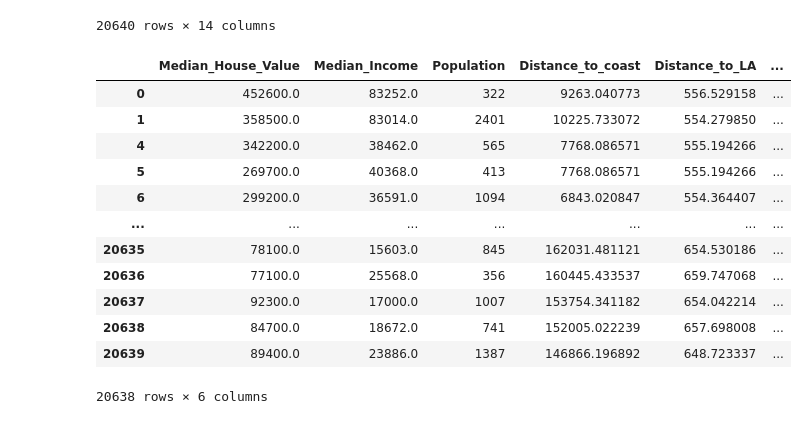
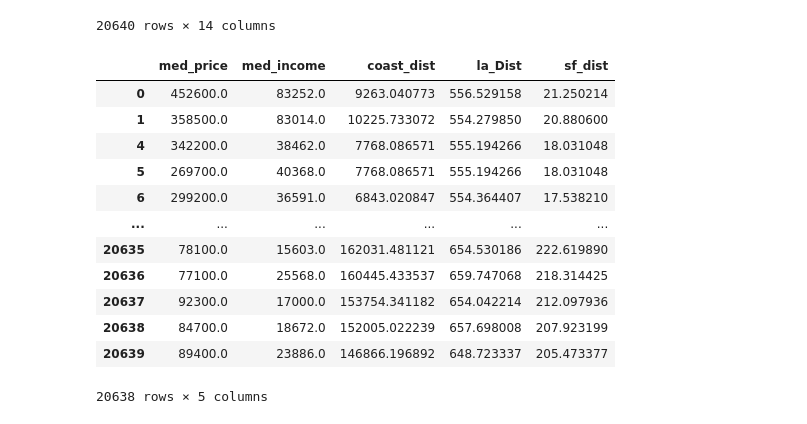
Before and after one commit to abeeto/project-group14-DATA301, a Jupyter notebook: notebooks/analysis3.ipynb, the cells around one changed output. Drawn from its saved outputs; the diff is of its cells as text; code cells hidden in the pictures.

Commit message:
removed useless columns ; renamed columns ; operated on columns to change units of measure

```diff
--- a/notebooks/analysis3.ipynb
+++ b/notebooks/analysis3.ipynb
@@ -110,19 +109,26 @@ houses
 | 20639 | 89400.0 | 23886.0 | 16 | 2785 | 616 | 1387 | 530 | ... |
 20640 rows × 14 columns
 # %%
-houses_cleaned = houses.drop(['Median_Age','Tot_Rooms','Tot_Bedrooms','Households','Latitude','Longitude','Distance_to_SanDiego','Distance_to_SanJose'],axis='columns')
+houses_cleaned = houses.drop(['Median_Age','Tot_Rooms','Tot_Bedrooms','Households','Latitude','Longitude','Population','Distance_to_SanDiego','Distance_to_SanJose'],axis='columns')
+houses_cleaned = houses_cleaned.rename(columns = {
+    'Median_House_Value' : 'med_price',
+    'Median_Income' : 'med_income',
+    'Distance_to_coast' : 'coast_dist',
+    'Distance_to_LA' : 'la_Dist',
+    'Distance_to_SanFrancisco' : 'sf_dist'
+})
 houses_cleaned
 # %% [output]
-|  | Median_House_Value | Median_Income | Population | Distance_to_coast | Distance_to_LA | ... |
-| 0 | 452600.0 | 83252.0 | 322 | 9263.040773 | 556.529158 | ... |
-| 1 | 358500.0 | 83014.0 | 2401 | 10225.733072 | 554.279850 | ... |
-| 4 | 342200.0 | 38462.0 | 565 | 7768.086571 | 555.194266 | ... |
-| 5 | 269700.0 | 40368.0 | 413 | 7768.086571 | 555.194266 | ... |
-| 6 | 299200.0 | 36591.0 | 1094 | 6843.020847 | 554.364407 | ... |
-| ... | ... | ... | ... | ... | ... | ... |
-| 20635 | 78100.0 | 15603.0 | 845 | 162031.481121 | 654.530186 | ... |
-| 20636 | 77100.0 | 25568.0 | 356 | 160445.433537 | 659.747068 | ... |
-| 20637 | 92300.0 | 17000.0 | 1007 | 153754.341182 | 654.042214 | ... |
-| 20638 | 84700.0 | 18672.0 | 741 | 152005.022239 | 657.698008 | ... |
-| 20639 | 89400.0 | 23886.0 | 1387 | 146866.196892 | 648.723337 | ... |
+|  | med_price | med_income | coast_dist | la_Dist | sf_dist |
+| 0 | 452600.0 | 83252.0 | 9263.040773 | 556.529158 | 21.250214 |
+| 1 | 358500.0 | 83014.0 | 10225.733072 | 554.279850 | 20.880600 |
+| 4 | 342200.0 | 38462.0 | 7768.086571 | 555.194266 | 18.031048 |
+| 5 | 269700.0 | 40368.0 | 7768.086571 | 555.194266 | 18.031048 |
+| 6 | 299200.0 | 36591.0 | 6843.020847 | 554.364407 | 17.538210 |
+| ... | ... | ... | ... | ... | ... |
+| 20635 | 78100.0 | 15603.0 | 162031.481121 | 654.530186 | 222.619890 |
+| 20636 | 77100.0 | 25568.0 | 160445.433537 | 659.747068 | 218.314425 |
+| 20637 | 92300.0 | 17000.0 | 153754.341182 | 654.042214 | 212.097936 |
+| 20638 | 84700.0 | 18672.0 | 152005.022239 | 657.698008 | 207.923199 |
+| 20639 | 89400.0 | 23886.0 | 146866.196892 | 648.723337 | 205.473377 |
-20638 rows × 6 columns
+20638 rows × 5 columns
```
Also changed, not shown: parts of 2 cells of this notebook.
